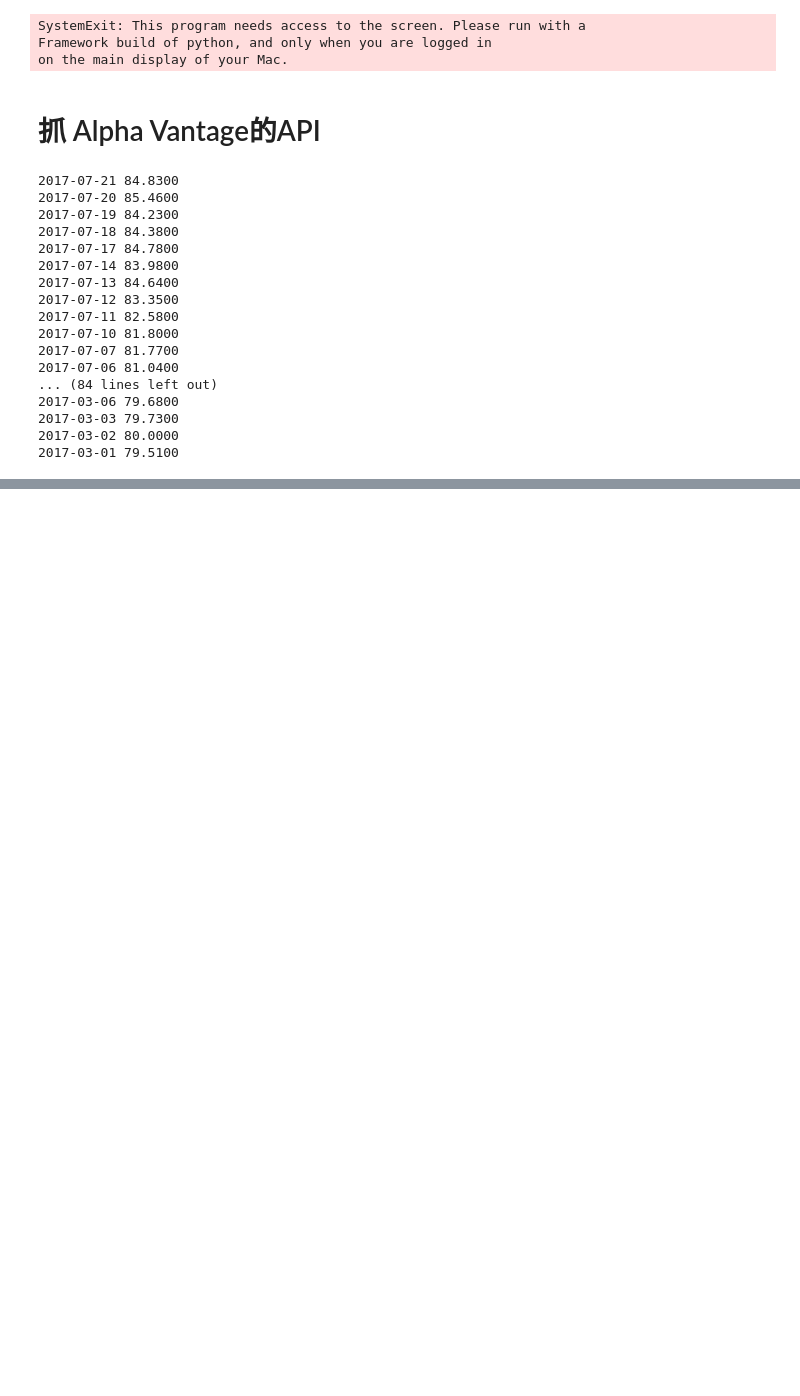
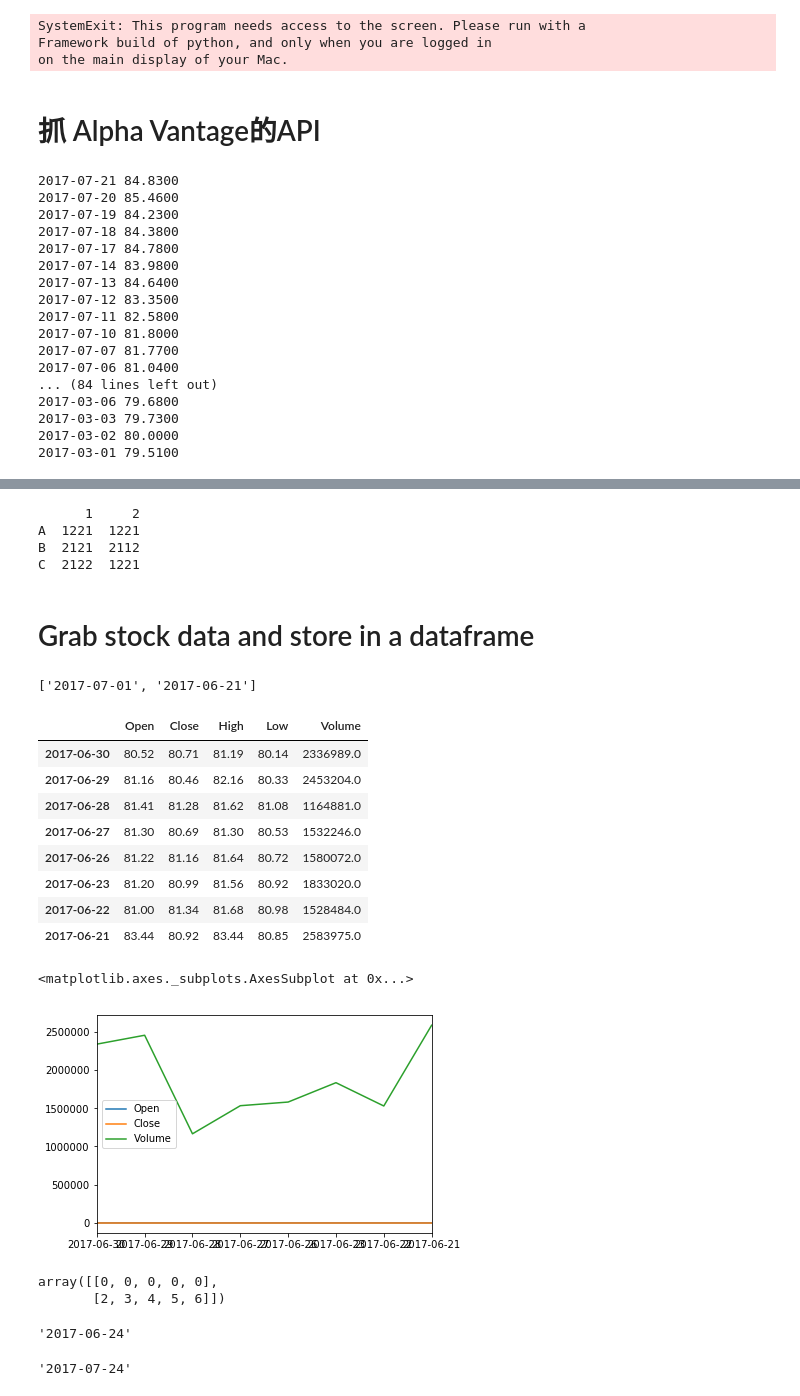
Before and after one commit to bofish/python-uni-NJ, a Jupyter notebook: final-pj/The-step-for-creating-a-stock-app.ipynb, the cells around one changed output, grey strips where cells are left out. Saved outputs shown, nothing was run; the diff lists cells and outputs as text; code cells hidden in the pictures; blank space fills up the shorter version.

```diff
--- a/final-pj/The-step-for-creating-a-stock-app.ipynb
+++ b/final-pj/The-step-for-creating-a-stock-app.ipynb
@@ -239,0 +245,77 @@ for stock in resp['Time Series (Daily)'].items():
+# %%
+import numpy as np
+import pandas as pd
+
+data = np.array([['','1','2'], ['A',1221,1221], ['B',2121,2112], ['C',2122,1221]])
+df = pd.DataFrame(data=data[1:,1:], index=data[1:,0], columns=data[0,1:])
+print(df)
+# %% [output]
+      1     2
+A  1221  1221
+B  2121  2112
+C  2122  1221
+# %% [markdown]
+Grab stock data and store in a dataframe
+===
+# %%
+import numpy as np
+import pandas as pd
+import matplotlib.pyplot as plt
+from urllib.request import urlopen
+import json
+import API_URL as api
+
+BASE = 'https://www.alphavantage.co/query?function=TIME_SERIES_DAILY_ADJUSTED&'
+OP_SIZE = 'outputsize=' # full or compact
+SYMBOL = '&symbol=' # Stock symbol: DD,KO...
+API_KEY = '&apikey=GT0WUDQ16HQWNWVA'
+
+stoSym = 'DD'
+dates = ['2017-07-01','2017-06-21']
+mask = np.array([True, True, False, False, True])
+
+stockURL = urlopen(BASE + OP_SIZE + 'compact' + SYMBOL + stoSym + API_KEY)
+resp = json.load(stockURL)
+emptyArr = np.array([[0,0,0,0,0]])
+dateArr = np.array([])
+indexArr = np.array(['Open', 'Close', 'High', 'Low', 'Volume'])
+for stock in resp['Time Series (Daily)'].items():
+    emptyArr = np.append(emptyArr, [[float(stock[1]['1. open']), float(stock[1]['4. close']), float(stock[1]['2. high']), float(stock[1]['3. low']), float(stock[1]['6. volume'])]],axis=0)
+    dateArr = np.append(dateArr, stock[0])
+df = pd.DataFrame(data=emptyArr[1:,0:], index=dateArr, columns=indexArr)
+
+df_op = df.loc[dates[0]:dates[1]]
+df_op.plot(y=indexArr[mask])
+plt.show()
+# %% [output]
+['2017-07-01', '2017-06-21']
+|  | Open | Close | High | Low | Volume |
+| 2017-06-30 | 80.52 | 80.71 | 81.19 | 80.14 | 2336989.0 |
+| 2017-06-29 | 81.16 | 80.46 | 82.16 | 80.33 | 2453204.0 |
+| 2017-06-28 | 81.41 | 81.28 | 81.62 | 81.08 | 1164881.0 |
+| 2017-06-27 | 81.30 | 80.69 | 81.30 | 80.53 | 1532246.0 |
+| 2017-06-26 | 81.22 | 81.16 | 81.64 | 80.72 | 1580072.0 |
+| 2017-06-23 | 81.20 | 80.99 | 81.56 | 80.92 | 1833020.0 |
+| 2017-06-22 | 81.00 | 81.34 | 81.68 | 80.98 | 1528484.0 |
+| 2017-06-21 | 83.44 | 80.92 | 83.44 | 80.85 | 2583975.0 |
+<matplotlib.axes._subplots.AxesSubplot at 0x...>
+[figure, added]
+# %%
+import numpy as np
+
+a = np.array([[0,0,0,0,0]])
+np.append(a,[[2,3,4,5,6]],axis=0)
+# %% [output]
+array([[0, 0, 0, 0, 0],
+       [2, 3, 4, 5, 6]])
+# %%
+from datetime import date
+from datetime import timedelta
+
+a = date.today()
+EndDate = date.today() + timedelta(days=-30)
+str(EndDate)
+str(a)
+# %% [output]
+'2017-06-24'
+'2017-07-24'
```
Also changed, not shown: parts of 2 cells of this notebook, 9 other files.
